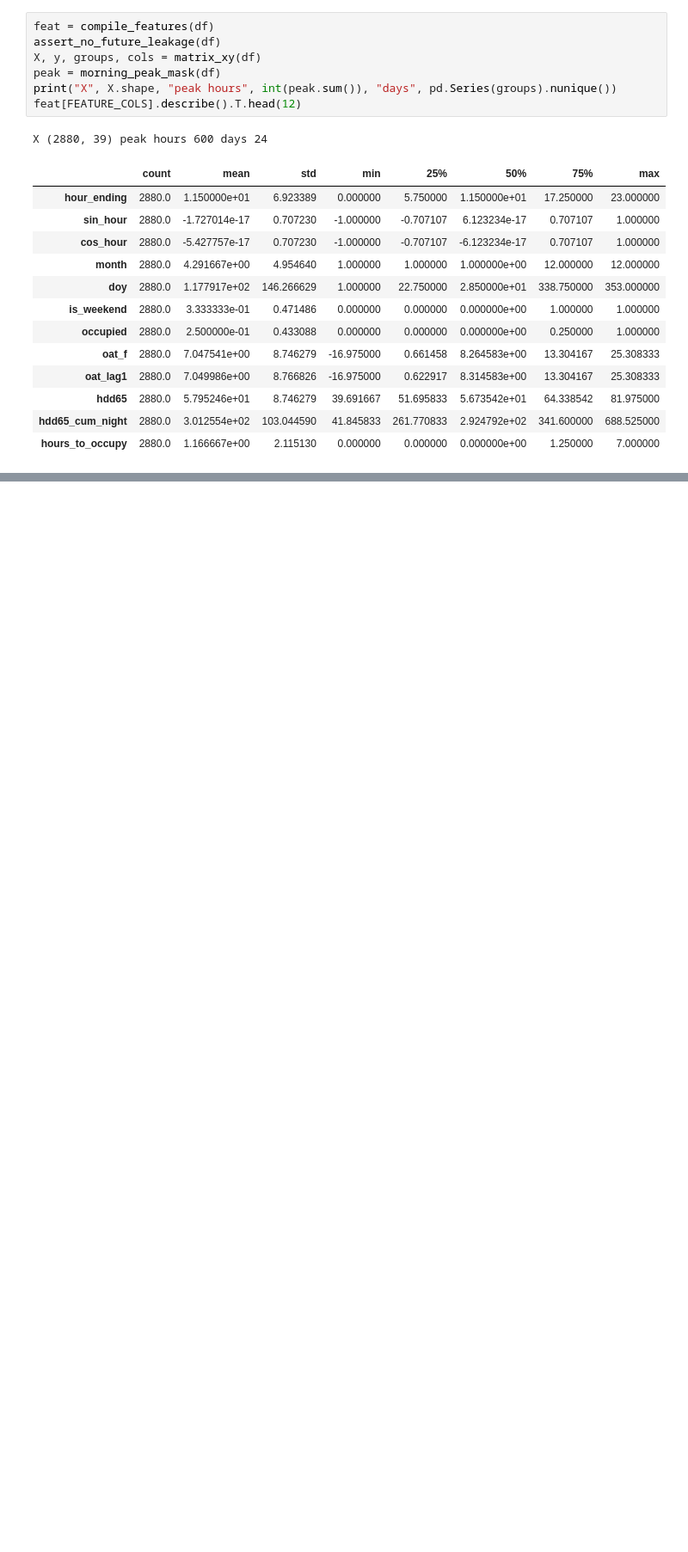
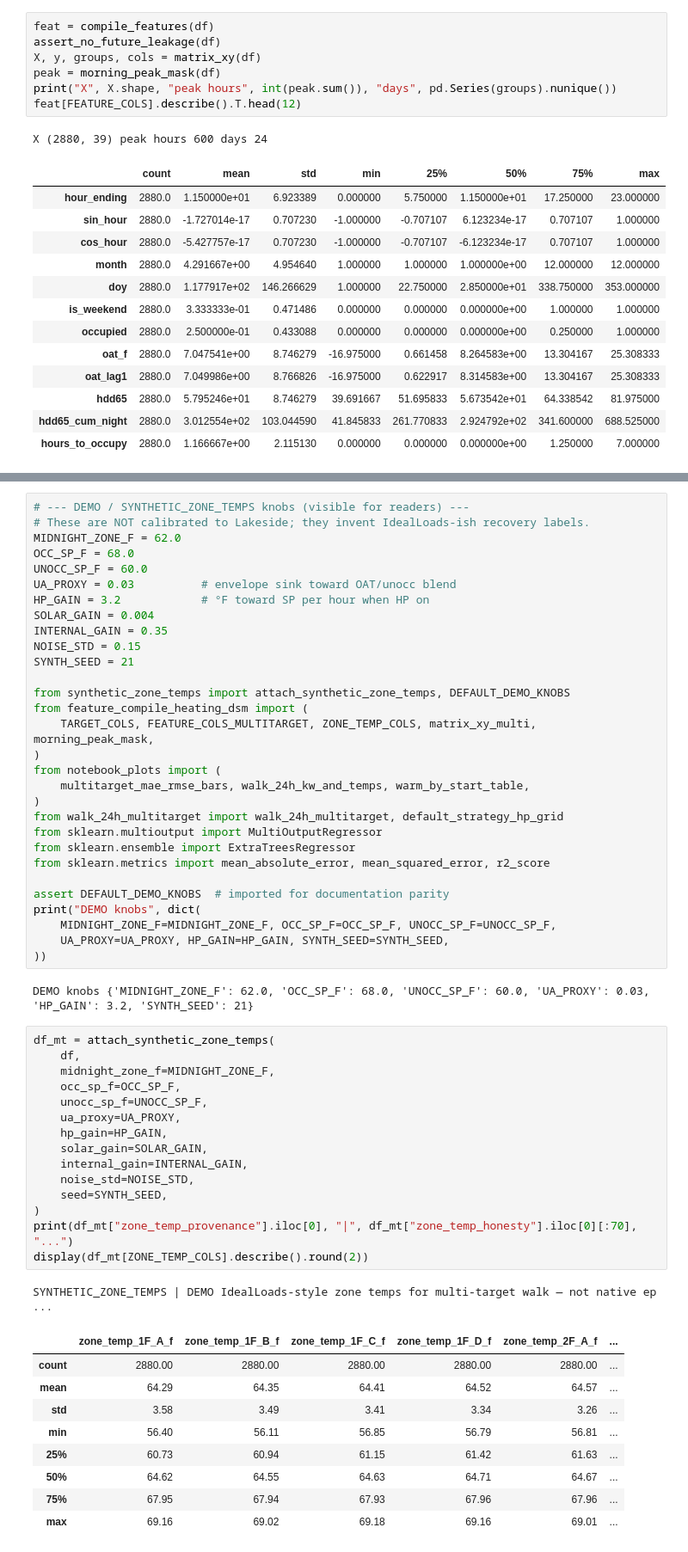
Before and after one commit to bbartling/py-bacnet-stacks-playground, a Jupyter notebook: vibe_code_apps_22/notebooks/lakeside_heating_dsm_sklearn.ipynb, the cells around one changed output, grey strips where cells are left out. Shown at 86% size. Drawn from its saved outputs; the diff is of its cells as text; blank space fills up the shorter version.

```diff
--- a/vibe_code_apps_22/notebooks/lakeside_heating_dsm_sklearn.ipynb
+++ b/vibe_code_apps_22/notebooks/lakeside_heating_dsm_sklearn.ipynb
@@ -272,0 +366,58 @@ training_source ENERGYPLUS_SIMULATED
+# %%
+# --- DEMO / SYNTHETIC_ZONE_TEMPS knobs (visible for readers) ---
+# These are NOT calibrated to Lakeside; they invent IdealLoads-ish recovery labels.
+MIDNIGHT_ZONE_F = 62.0
+OCC_SP_F = 68.0
+UNOCC_SP_F = 60.0
+UA_PROXY = 0.03          # envelope sink toward OAT/unocc blend
+HP_GAIN = 3.2            # °F toward SP per hour when HP on
+SOLAR_GAIN = 0.004
+INTERNAL_GAIN = 0.35
+NOISE_STD = 0.15
+SYNTH_SEED = 21
+
+from synthetic_zone_temps import attach_synthetic_zone_temps, DEFAULT_DEMO_KNOBS
+from feature_compile_heating_dsm import (
+    TARGET_COLS, FEATURE_COLS_MULTITARGET, ZONE_TEMP_COLS, matrix_xy_multi, morning_peak_mask,
+)
+from notebook_plots import (
+    multitarget_mae_rmse_bars, walk_24h_kw_and_temps, warm_by_start_table,
+)
+from walk_24h_multitarget import walk_24h_multitarget, default_strategy_hp_grid
+from sklearn.multioutput import MultiOutputRegressor
+from sklearn.ensemble import ExtraTreesRegressor
+from sklearn.metrics import mean_absolute_error, mean_squared_error, r2_score
+
+assert DEFAULT_DEMO_KNOBS  # imported for documentation parity
+print("DEMO knobs", dict(
+    MIDNIGHT_ZONE_F=MIDNIGHT_ZONE_F, OCC_SP_F=OCC_SP_F, UNOCC_SP_F=UNOCC_SP_F,
+    UA_PROXY=UA_PROXY, HP_GAIN=HP_GAIN, SYNTH_SEED=SYNTH_SEED,
+))
+# %% [output]
+DEMO knobs {'MIDNIGHT_ZONE_F': 62.0, 'OCC_SP_F': 68.0, 'UNOCC_SP_F': 60.0, 'UA_PROXY': 0.03, 'HP_GAIN': 3.2, 'SYNTH_SEED': 21}
+# %%
+df_mt = attach_synthetic_zone_temps(
+    df,
+    midnight_zone_f=MIDNIGHT_ZONE_F,
+    occ_sp_f=OCC_SP_F,
+    unocc_sp_f=UNOCC_SP_F,
+    ua_proxy=UA_PROXY,
+    hp_gain=HP_GAIN,
+    solar_gain=SOLAR_GAIN,
+    internal_gain=INTERNAL_GAIN,
+    noise_std=NOISE_STD,
+    seed=SYNTH_SEED,
+)
+print(df_mt["zone_temp_provenance"].iloc[0], "|", df_mt["zone_temp_honesty"].iloc[0][:70], "...")
+display(df_mt[ZONE_TEMP_COLS].describe().round(2))
+# %% [output]
+SYNTHETIC_ZONE_TEMPS | DEMO IdealLoads-style zone temps for multi-target walk — not native ep ...
+|  | zone_temp_1F_A_f | zone_temp_1F_B_f | zone_temp_1F_C_f | zone_temp_1F_D_f | zone_temp_2F_A_f | ... |
+| count | 2880.00 | 2880.00 | 2880.00 | 2880.00 | 2880.00 | ... |
+| mean | 64.29 | 64.35 | 64.41 | 64.52 | 64.57 | ... |
+| std | 3.58 | 3.49 | 3.41 | 3.34 | 3.26 | ... |
+| min | 56.40 | 56.11 | 56.85 | 56.79 | 56.81 | ... |
+| 25% | 60.73 | 60.94 | 61.15 | 61.42 | 61.63 | ... |
+| 50% | 64.62 | 64.55 | 64.63 | 64.71 | 64.67 | ... |
+| 75% | 67.95 | 67.94 | 67.93 | 67.96 | 67.96 | ... |
+| max | 69.16 | 69.02 | 69.18 | 69.16 | 69.01 | ... |
```
Also changed, not shown: parts of 30 cells of this notebook, 32 other files.
